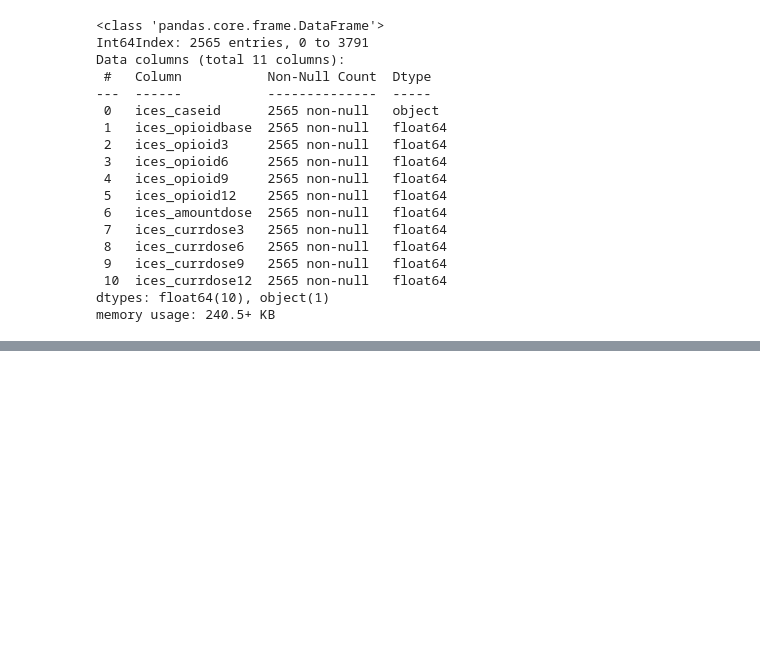
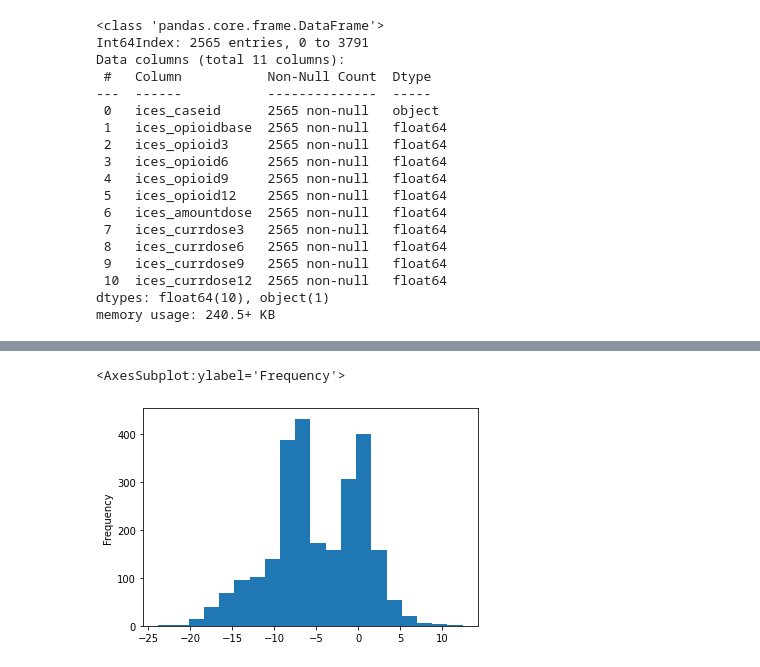
Before and after one commit to McMasterAI/POST_study_Project, a Jupyter notebook: notebooks/Cleaning and Labeling.ipynb, the cells around one changed output, grey strips where cells are left out. Drawn from its saved outputs; the diff is of its cells as text; code cells hidden in the pictures; blank space fills up the shorter version.

Commit message:
calculated slopes for urine and dosage features

```diff
--- a/notebooks/Cleaning and Labeling.ipynb
+++ b/notebooks/Cleaning and Labeling.ipynb
@@ -217,7 +210,3 @@ Data columns (total 11 columns):
  10  ices_currdose12  2565 non-null   float64
 dtypes: float64(10), object(1)
 memory usage: 240.5+ KB
-# %%
-slopes_urine = []
-for patient in df_clean['ices_caseid'].tolist():
-    slopes_urine.append(calc_urine(patient))
@@ -233,0 +228,23 @@ sunday after 6
+# %%
+def calc_urine(patient):
+    x = np.arange(0, 5, step=1)
+
+    y = df_clean.loc[df_clean.ices_caseid == patient, urine_col].to_numpy()
+
+    return stats.linregress(x,y).slope
+
+def calc_dosage(patient):
+    x = np.arange(0, 5, step=1)
+
+    y = df_clean.loc[df_clean.ices_caseid == patient, dosage_col].to_numpy()
+
+    return stats.linregress(x,y).slope
+# %%
+df_clean['urine_slope'] = df_clean.ices_caseid.apply(calc_urine)
+# %%
+df_clean['dosage_slope'] = df_clean.ices_caseid.apply(calc_dosage)
+# %%
+df_clean.urine_slope.plot(kind='hist', bins=20)
+# %% [output]
+<AxesSubplot:ylabel='Frequency'>
+[figure, added]
```
Also changed, not shown: parts of 9 cells of this notebook.
